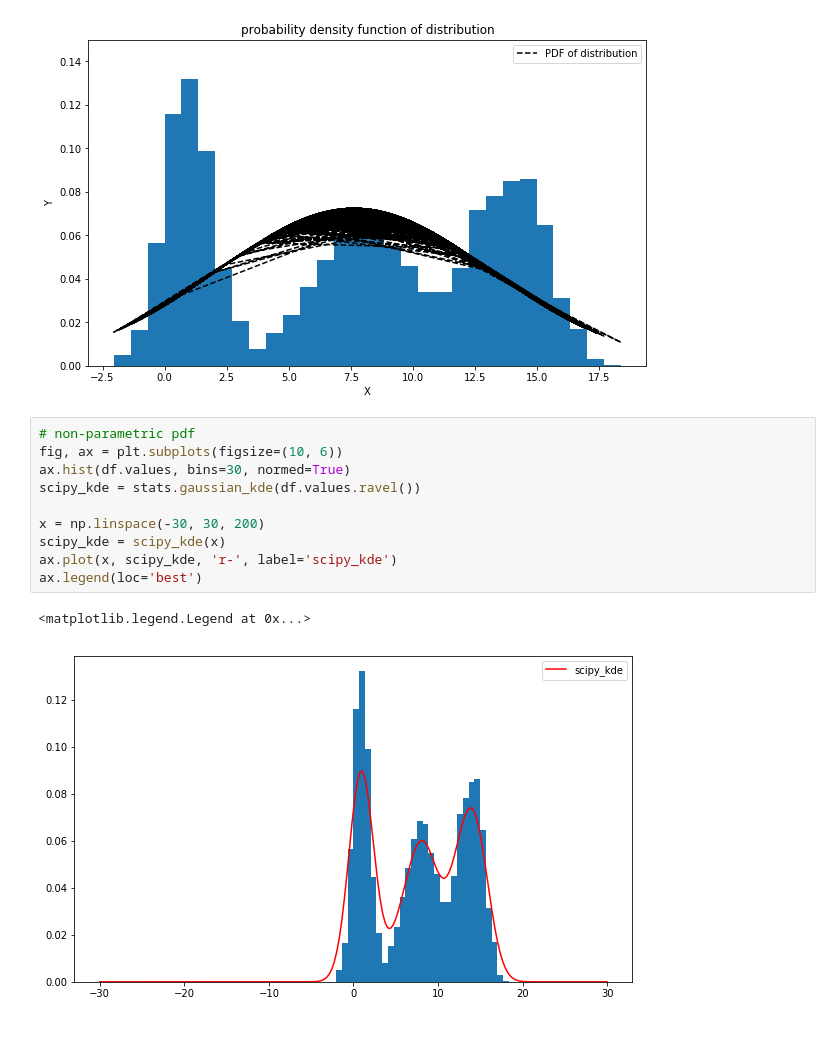
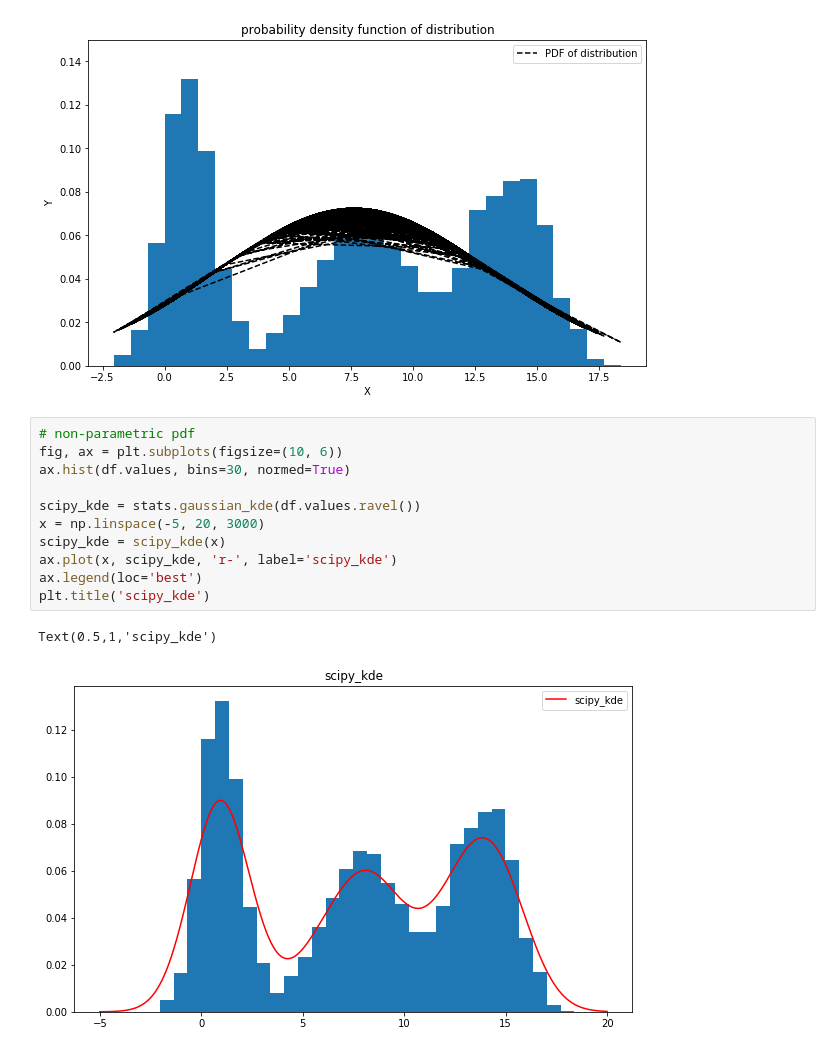
Before and after one commit to Ravikiran-Bhat-Git/learning_and_adaptivity, a Jupyter notebook: assignment03/LA03_Ex2_KDE.ipynb, the cells around one changed output. Saved outputs shown, nothing was run; the diff lists cells and outputs as text.

```diff
--- a/assignment03/LA03_Ex2_KDE.ipynb
+++ b/assignment03/LA03_Ex2_KDE.ipynb
@@ -56,13 +56,14 @@ ax.legend(loc='best')
 # %%
 # non-parametric pdf
 fig, ax = plt.subplots(figsize=(10, 6))
 ax.hist(df.values, bins=30, normed=True)
+
 scipy_kde = stats.gaussian_kde(df.values.ravel())
-
-x = np.linspace(-30, 30, 200)
+x = np.linspace(-5, 20, 3000)
 scipy_kde = scipy_kde(x)
 ax.plot(x, scipy_kde, 'r-', label='scipy_kde')
 ax.legend(loc='best')
+plt.title('scipy_kde')
 # %% [output]
-<matplotlib.legend.Legend at 0x...>
+Text(0.5,1,'scipy_kde')
-[figure, old version]
+[figure, new version]
```
Also changed, not shown: parts of 4 cells of this notebook.
